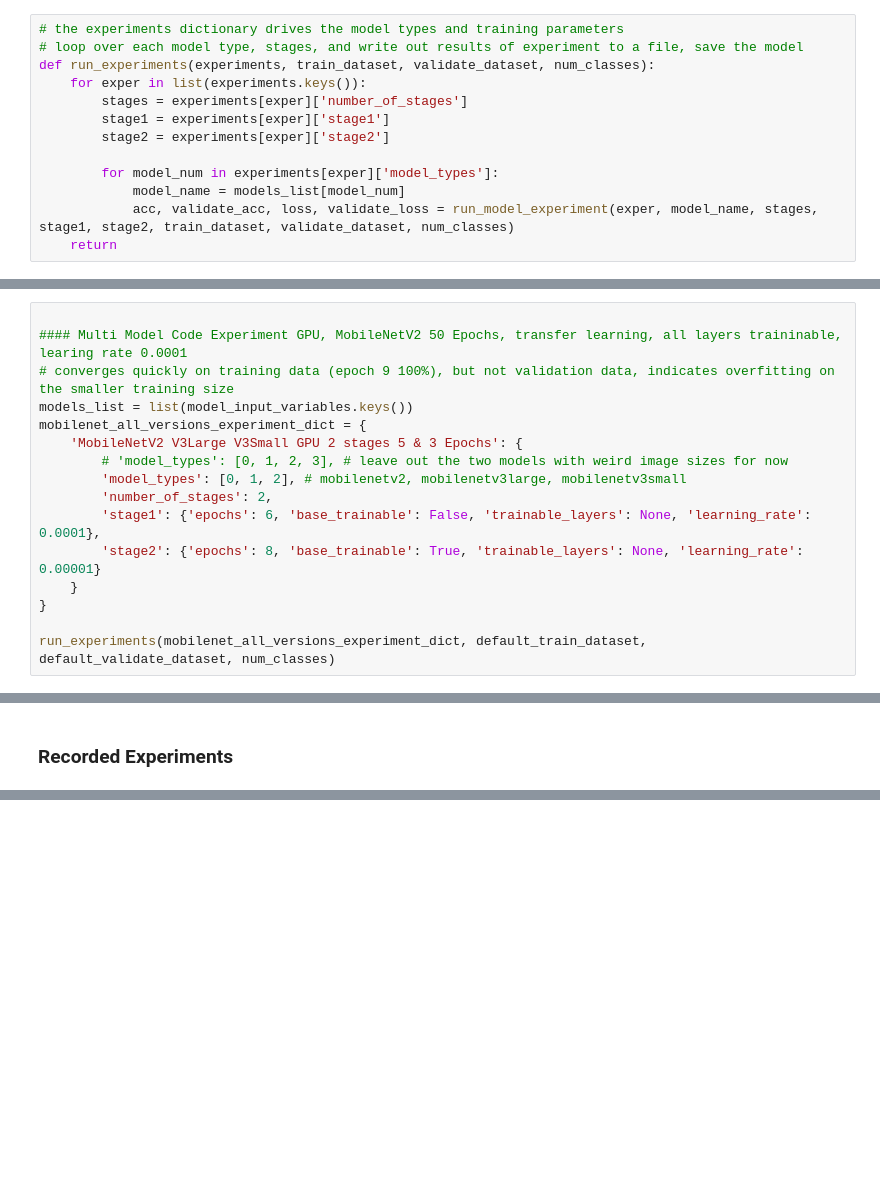
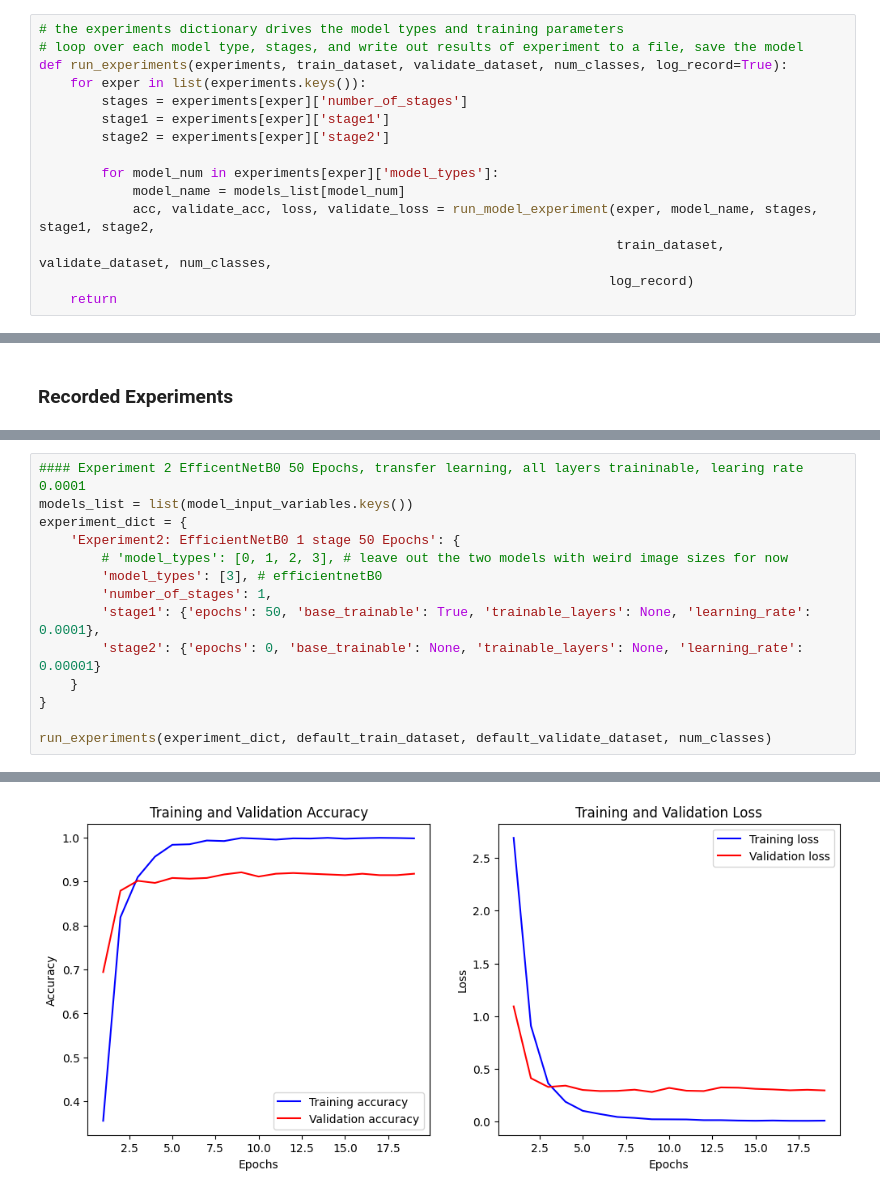
Before and after one commit to JimMaastricht5/birdclassifier, a Jupyter notebook: train_models.ipynb, the cells around one changed output, grey strips where cells are left out. Drawn from its saved outputs; the diff is of its cells as text; blank space fills up the shorter version.

Commit message:
experiment2 all mobile and efficient net

```diff
--- a/train_models.ipynb
+++ b/train_models.ipynb
@@ -246,7 +260,7 @@ def run_model_experiment(experiment_name, model_name, stages, stage1, stage2, tr
 # %%
 # the experiments dictionary drives the model types and training parameters
 # loop over each model type, stages, and write out results of experiment to a file, save the model
-def run_experiments(experiments, train_dataset, validate_dataset, num_classes):
+def run_experiments(experiments, train_dataset, validate_dataset, num_classes, log_record=True):
     for exper in list(experiments.keys()):
         stages = experiments[exper]['number_of_stages']
         stage1 = experiments[exper]['stage1']
@@ -254,7 +268,9 @@ def run_experiments(experiments, train_dataset, validate_dataset, num_classes):
 
         for model_num in experiments[exper]['model_types']:
             model_name = models_list[model_num]
-            acc, validate_acc, loss, validate_loss = run_model_experiment(exper, model_name, stages, stage1, stage2, train_dataset, validate_dataset, num_classes)
+            acc, validate_acc, loss, validate_loss = run_model_experiment(exper, model_name, stages, stage1, stage2,
+                                                                          train_dataset, validate_dataset, num_classes,
+                                                                         log_record)
     return
 # %%
 # load the default data 224x224x3 ,batch size 32 data set.  do not loop over this code unless its an exception.
@@ -326,16 +335,0 @@ EfficientNetB7: {'input_shape': (600, 600, 3), 'batch_size': 16}
-# %%
-
-#### Multi Model Code Experiment GPU, MobileNetV2 50 Epochs, transfer learning, all layers traininable, learing rate 0.0001
-# converges quickly on training data (epoch 9 100%), but not validation data, indicates overfitting on the smaller training size
-models_list = list(model_input_variables.keys())
-mobilenet_all_versions_experiment_dict = {
-    'MobileNetV2 V3Large V3Small GPU 2 stages 5 & 3 Epochs': {
-        # 'model_types': [0, 1, 2, 3], # leave out the two models with weird image sizes for now
-        'model_types': [0, 1, 2], # mobilenetv2, mobilenetv3large, mobilenetv3small
-        'number_of_stages': 2,
-        'stage1': {'epochs': 6, 'base_trainable': False, 'trainable_layers': None, 'learning_rate': 0.0001},
-        'stage2': {'epochs': 8, 'base_trainable': True, 'trainable_layers': None, 'learning_rate': 0.00001}
-    }
-}
-
-run_experiments(mobilenet_all_versions_experiment_dict, default_train_dataset, default_validate_dataset, num_classes)
@@ -532,0 +353,15 @@ experiment tracking updated
+# %%
+#### Experiment 2 EfficentNetB0 50 Epochs, transfer learning, all layers traininable, learing rate 0.0001
+models_list = list(model_input_variables.keys())
+experiment_dict = {
+    'Experiment2: EfficientNetB0 1 stage 50 Epochs': {
+        # 'model_types': [0, 1, 2, 3], # leave out the two models with weird image sizes for now
+        'model_types': [3], # efficientnetB0
+        'number_of_stages': 1,
+        'stage1': {'epochs': 50, 'base_trainable': True, 'trainable_layers': None, 'learning_rate': 0.0001},
+        'stage2': {'epochs': 0, 'base_trainable': None, 'trainable_layers': None, 'learning_rate': 0.00001}
+    }
+}
+
+run_experiments(experiment_dict, default_train_dataset, default_validate_dataset, num_classes)
+# %% [output]
@@ -532,0 +394 @@ experiment tracking updated
+[figure, added]
```
Also changed, not shown: parts of 15 cells of this notebook.
